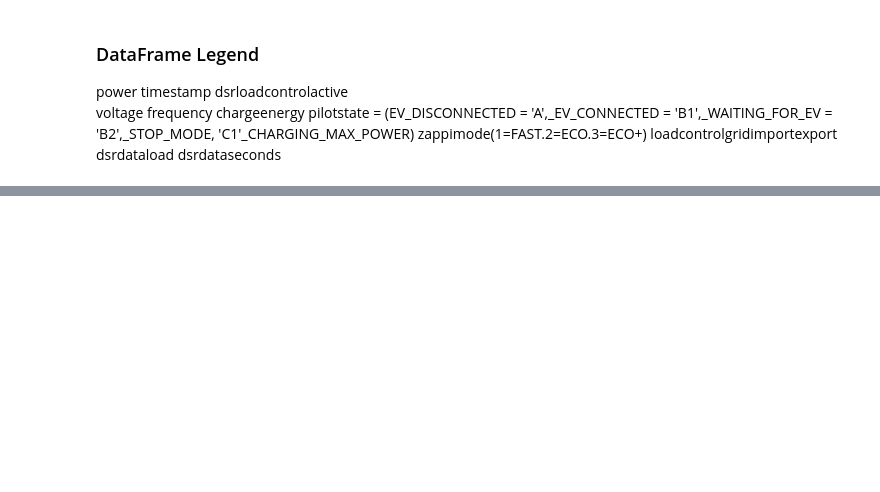
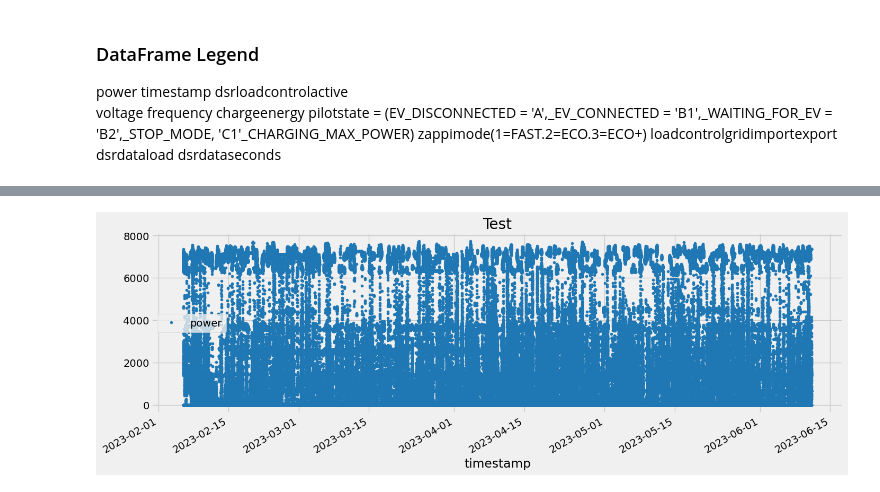
Before and after one commit to Clement-Quaye/EV-Analysis-and-the-Energy-Transition, a Jupyter notebook: Models/Chargerdata.ipynb, the cells around one changed output, grey strips where cells are left out. Saved outputs shown, nothing was run; the diff lists cells and outputs as text; code cells hidden in the pictures; blank space fills up the shorter version.

```diff
--- a/Models/Chargerdata.ipynb
+++ b/Models/Chargerdata.ipynb
@@ -79,4 +54,0 @@ df.describe().round(decimals=3)
-# %%
-df = df.dropna()
-print(df.shape)
-df.describe().round(decimals=3)
@@ -232,35 +54,0 @@ for col in numeric_cols:
-# %%
-from pandas.plotting import register_matplotlib_converters
-register_matplotlib_converters()
-
-# Parse strings to datetime type
-df['timestamp'] = pd.to_datetime(df['timestamp'], infer_datetime_format=True)
-
-# Ensure data is sorted by date
-df = df.sort_values('timestamp')
-
-# Set timestamp as index
-df.set_index('timestamp', inplace=True)
-
-# Aggregate power and chargeenergy on daily level
-daily_df = df.resample('D').sum()
-
-# Plotting power and chargeenergy daily patterns
-
-# Power
-plt.figure(figsize=(10,5))
-plt.plot(daily_df.index, daily_df['power'])
-plt.title('Daily Power Usage')
-plt.ylabel('Power')
-plt.xlabel('Timestamp')
-plt.grid(True)
-plt.show()
-
-# Chargeenergy
-plt.figure(figsize=(10,5))
-plt.plot(daily_df.index, daily_df['chargeenergy'])
-plt.title('Daily Charge Energy Usage')
-plt.ylabel('Charge Energy')
-plt.xlabel('Timestamp')
-plt.grid(True)
-plt.show()
@@ -269,0 +55,3 @@ plt.show()
+# %%
+df1 = pd.DataFrame(df['power'])
+df1.head(5)
@@ -269,0 +66,5 @@ plt.show()
+# %%
+df1.plot(style= '.', figsize=(15,5), color=color_pal[0], title='Test')
+plt.show()
+# %% [output]
+[figure, added]
```
Also changed, not shown: parts of 24 cells of this notebook.
